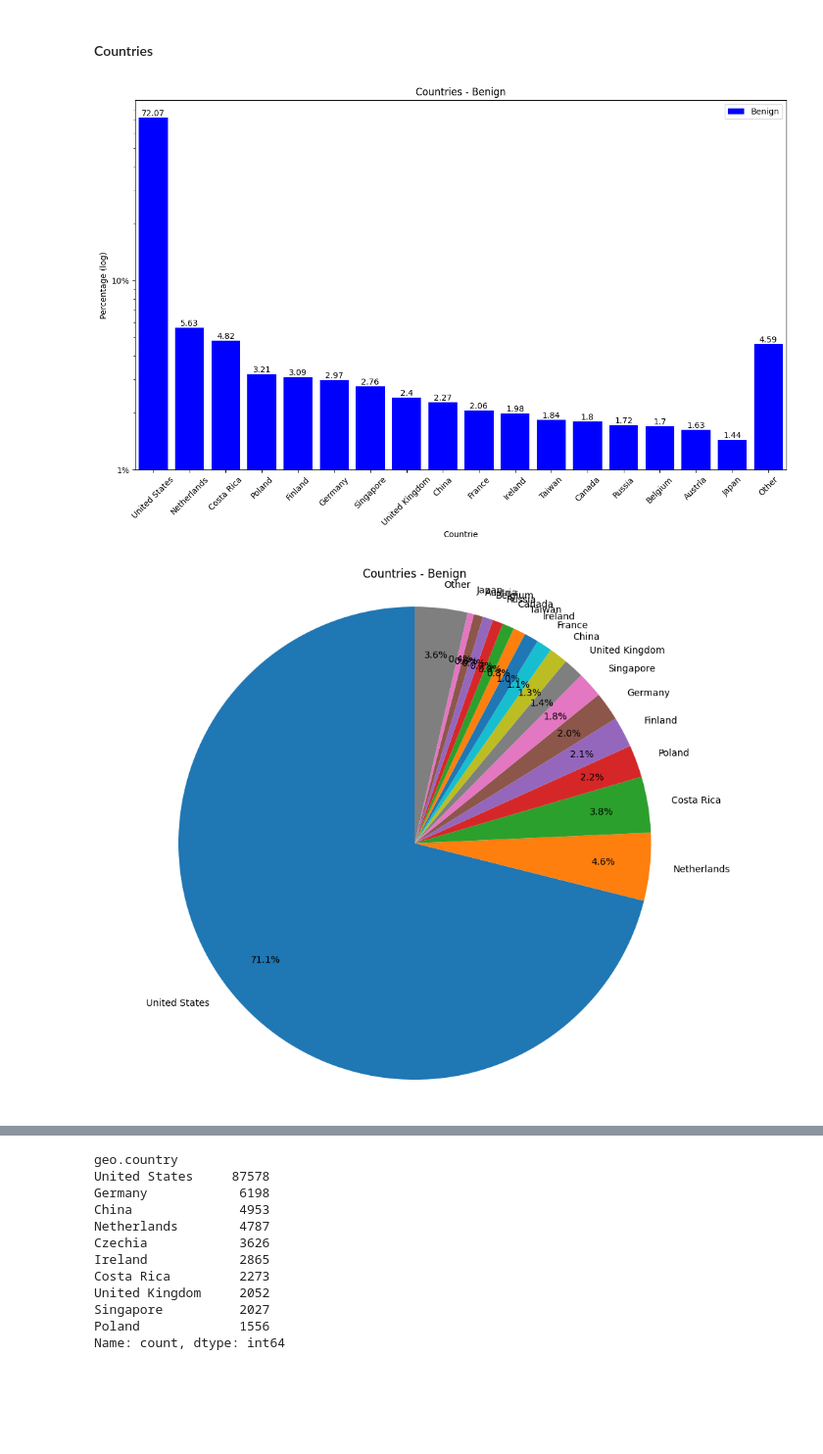
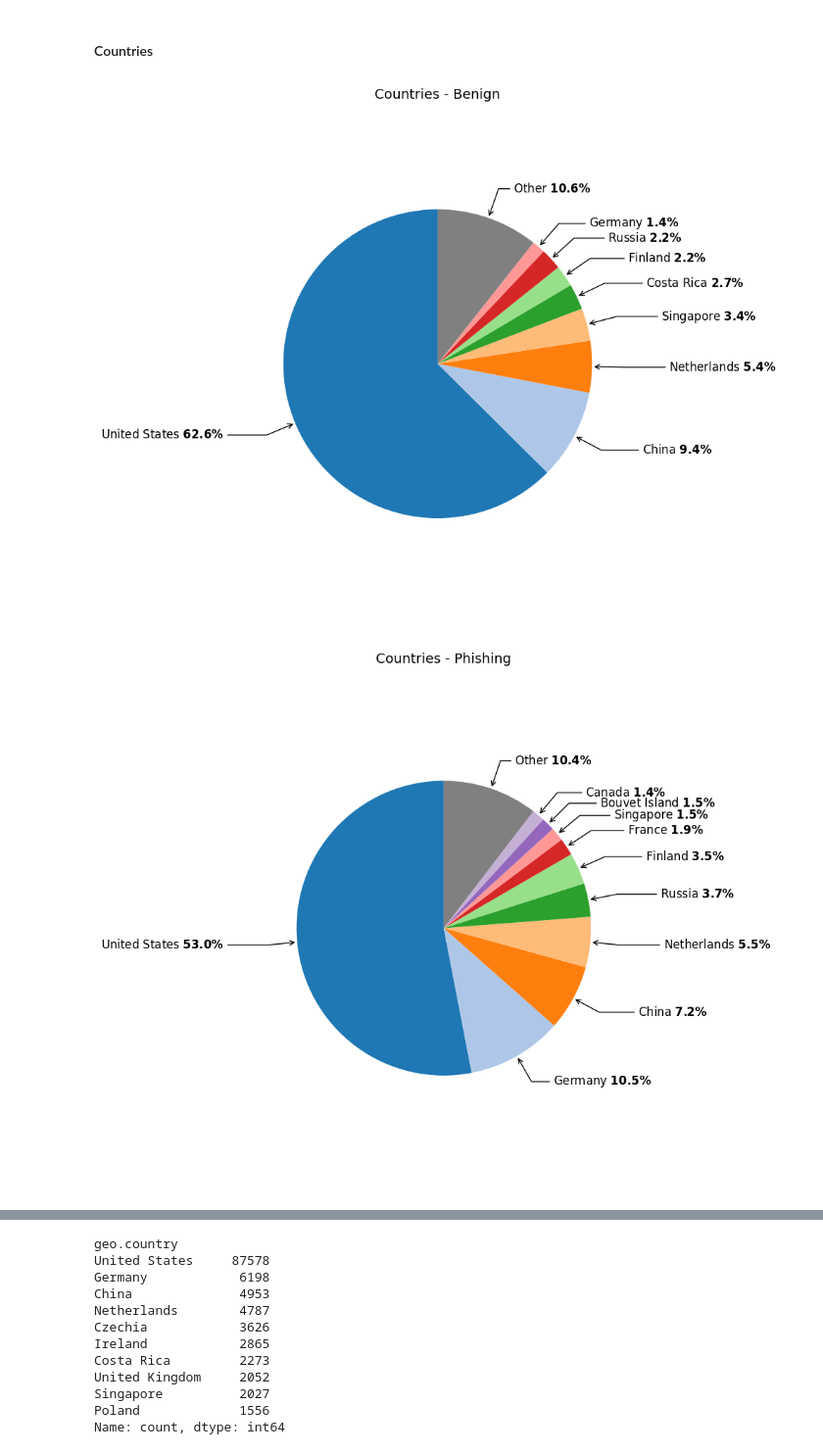
Before and after one commit to WitchoutName/pp-research-tools, a Jupyter notebook: MongoAnalysis.ipynb, the cells around one changed output, grey strips where cells are left out. Shown at 98% size. Drawn from its saved outputs; the diff is of its cells as text; code cells hidden in the pictures; blank space fills up the shorter version.

Commit message:
use the new pie chart for country

```diff
--- a/MongoAnalysis.ipynb
+++ b/MongoAnalysis.ipynb
@@ -1228,22 +1216,38 @@ def compute_country_entropy(df):
     return entropy_df
 # %% [markdown]
 #### Countries
+# %%
+set_image_subpath("geo")
+
+# feetching benign_ips separately, not to mess up IP distribution analysis
+benign_ips_for_geo = pd.DataFrame(list(benign.find({}, {"ip_data": 1}).limit(2_000)))
+misp_ips_for_geo = pd.DataFrame(list(misp.find({}, {"ip_data": 1}).limit(2_000)))
+# %%
+benign_coutries_lists, benign_coutries = benign_ips_for_geo["ip_data"].dropna().apply(lambda x: [ip.get("geo").get("country") for ip in x if ip.get("geo")]), []
+for l in benign_coutries_lists:
+    benign_coutries = benign_coutries + l
+benign_coutries = pd.DataFrame(data={"country": benign_coutries})
+
+misp_coutries_lists, misp_coutries = misp_ips_for_geo["ip_data"].dropna().apply(lambda x: [ip.get("geo").get("country") for ip in x if ip.get("geo")]), []
+for l in misp_coutries_lists:
+    misp_coutries = misp_coutries + l
+misp_coutries = pd.DataFrame(data={"country": misp_coutries})
 # %%
-benign_top_n = 0.004
-misp_top_n = 0.001
 
-benign_coutry_dist = calculate_column_distribution(w_benign_ips, "geo.country", benign_top_n)
-misp_coutry_dist = calculate_column_distribution(w_misp_ips, "geo.country", misp_top_n)
+
+benign_top_n = 0.013
+misp_top_n = 0.012
+
+benign_coutry_dist = calculate_column_distribution(benign_coutries, "country", benign_top_n)
+misp_coutry_dist = calculate_column_distribution(misp_coutries, "country", misp_top_n)
 # %%
 feature_name = "Countrie"
 # Plot the Benign data
-barplot_column_distribution(benign_coutry_dist, feature_name, "Benign", color="b", log_scale=True, bottom=1e-0)
-piechart_column_distribution(benign_coutry_dist, feature_name, "Benign", color_map=plt.cm.Blues)
-piechart_column_distribution(benign_coutry_dist, feature_name, "Benign", color_map=plt.cm.Blues, legend=True)
+# barplot_column_distribution(benign_coutry_dist, feature_name, "Benign", color="b", log_scale=True, bottom=1e-0)
+piechart_column_distribution3(benign_coutry_dist, feature_name, "Benign")
 # Plot the Phishing data
-barplot_column_distribution(misp_coutry_dist, feature_name, "Phishing", color="r", log_scale=True, bottom=1e-0)
-piechart_column_distribution(misp_coutry_dist, feature_name, "Phishing")
-piechart_column_distribution(misp_coutry_dist, feature_name, "Phishing", legend=True)
+# barplot_column_distribution(misp_coutry_dist, feature_name, "Phishing", color="r", log_scale=True, bottom=1e-0)
+piechart_column_distribution3(misp_coutry_dist, feature_name, "Phishing")
 # %% [output]
-[figure, old version]
+[figure, new version]
-[figure, old version]
+[figure, new version]
```
Also changed, not shown: parts of 4 cells of this notebook.
